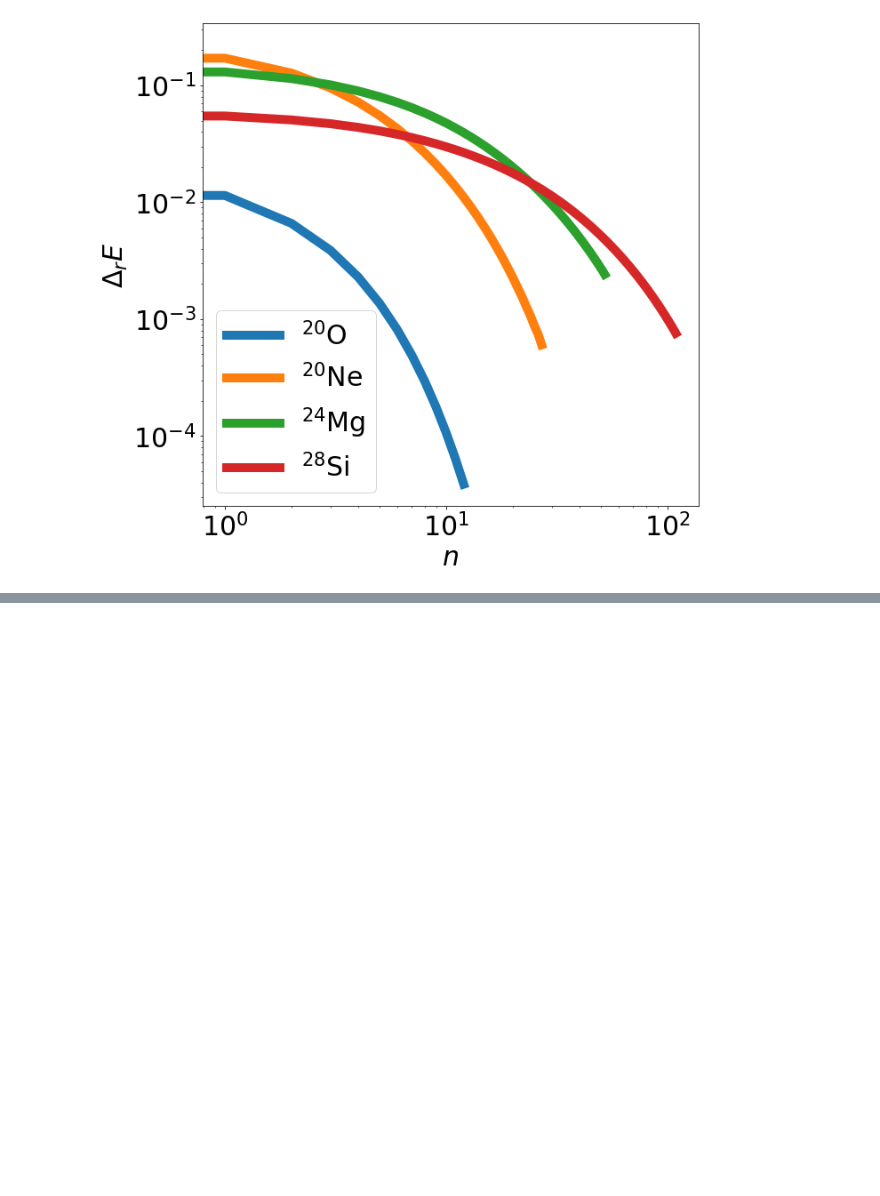
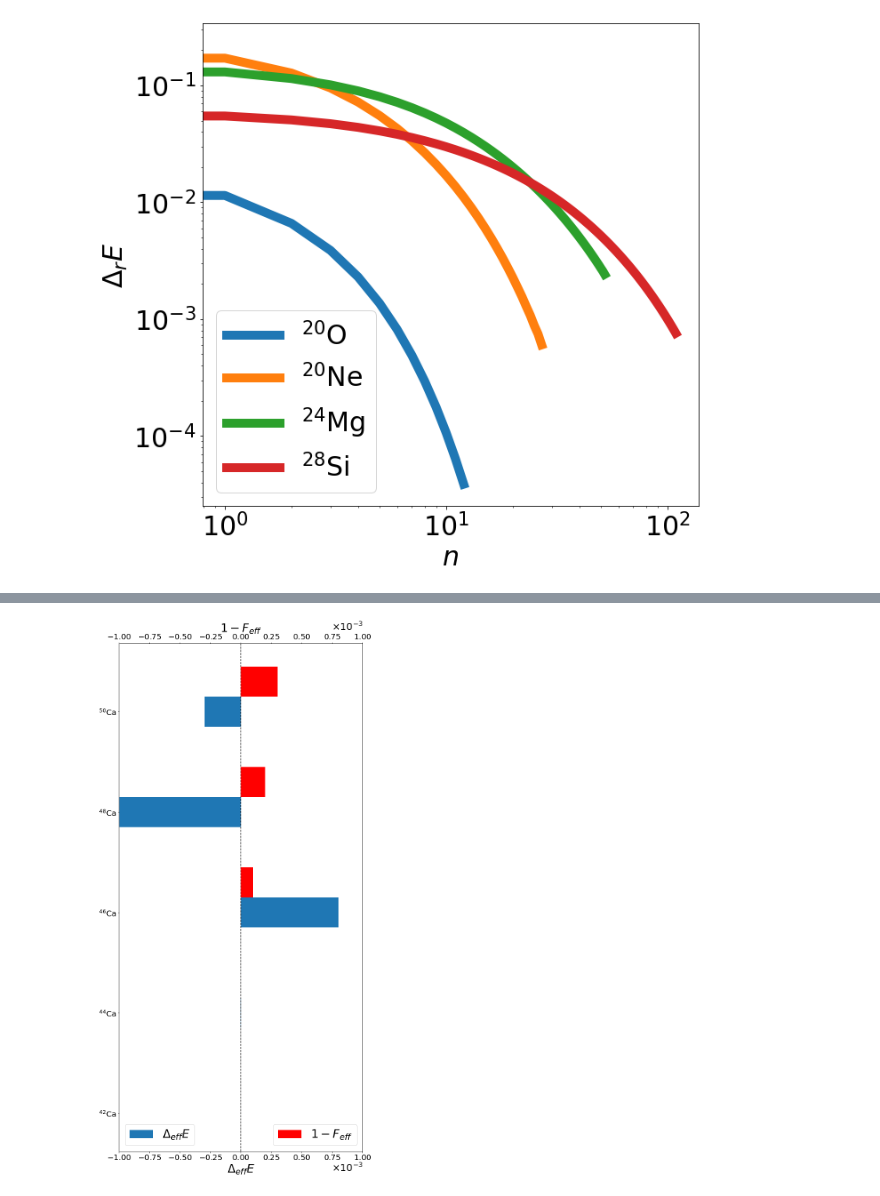
Before and after one commit to emacosta95/2nd_qa4nsm, a Jupyter notebook: AnalysisQHQ.ipynb, the cells around one changed output, grey strips where cells are left out. Saved outputs shown, nothing was run; the diff lists cells and outputs as text; code cells hidden in the pictures; blank space fills up the shorter version.

```diff
--- a/AnalysisQHQ.ipynb
+++ b/AnalysisQHQ.ipynb
@@ -641,0 +782,52 @@ plt.show()
+# %%
+titles=[r'$^{42}$Ca',r'$^{44}$Ca',r'$^{46}$Ca',r'$^{48}$Ca',r'$^{50}$Ca']
+fidelities=[0,7.6*10**-10,10**-4,2*10**-4,3*10**-4]
+energy_errors=[0,4*10**-6,8*10**-4,-10**-3,-3*10**-4]
+# %%
+import numpy as np
+import matplotlib.pyplot as plt
+from matplotlib.ticker import ScalarFormatter  # ADD THIS
+
+# Assuming energy_errors, fidelities, titles are already defined
+fig, ax = plt.subplots(figsize=(10, 20))
+
+y_pos = np.arange(len(titles))
+
+ax.barh(y=y_pos, width=energy_errors, height=0.3, label=r'$\Delta_{eff} E$')
+ax_twin = ax.twiny()
+ax_twin.barh(y=y_pos + 0.3, width=fidelities, height=0.3, color='red', label=r'$1-F_{eff}$')
+
+plt.yticks(y_pos, titles)
+
+max_val = max(
+    abs(np.min(energy_errors)), abs(np.max(energy_errors)),
+    abs(np.min(fidelities)), abs(np.max(fidelities))
+)
+shared_xlim = (-max_val, max_val)
+ax.set_xlim(shared_xlim)
+ax_twin.set_xlim(shared_xlim)
+
+ax.axvline(x=0., linestyle='--', color='black')
+
+ax.legend(fontsize=30, loc='lower left')
+ax_twin.legend(fontsize=30, loc='lower right')
+
+ax.tick_params(which='major', labelsize=20)
+ax_twin.tick_params(which='major', labelsize=20)
+ax.set_xlabel(r'$\Delta_{eff} E$', fontsize=30)
+ax_twin.set_xlabel(r'$1-F_{eff}$', fontsize=30)
+
+# FORMATTER FOR SCIENTIFIC NOTATION
+formatter = ScalarFormatter(useMathText=True)
+formatter.set_scientific(True)
+formatter.set_powerlimits((-2, 2))
+
+ax.xaxis.set_major_formatter(formatter)
+ax_twin.xaxis.set_major_formatter(formatter)
+ax.xaxis.offsetText.set_fontsize(25)
+ax_twin.xaxis.offsetText.set_fontsize(25)
+
+plt.tight_layout()
+plt.show()
+# %% [output]
+[figure, added]
```
Also changed, not shown: parts of 31 cells of this notebook, 11 other files.
